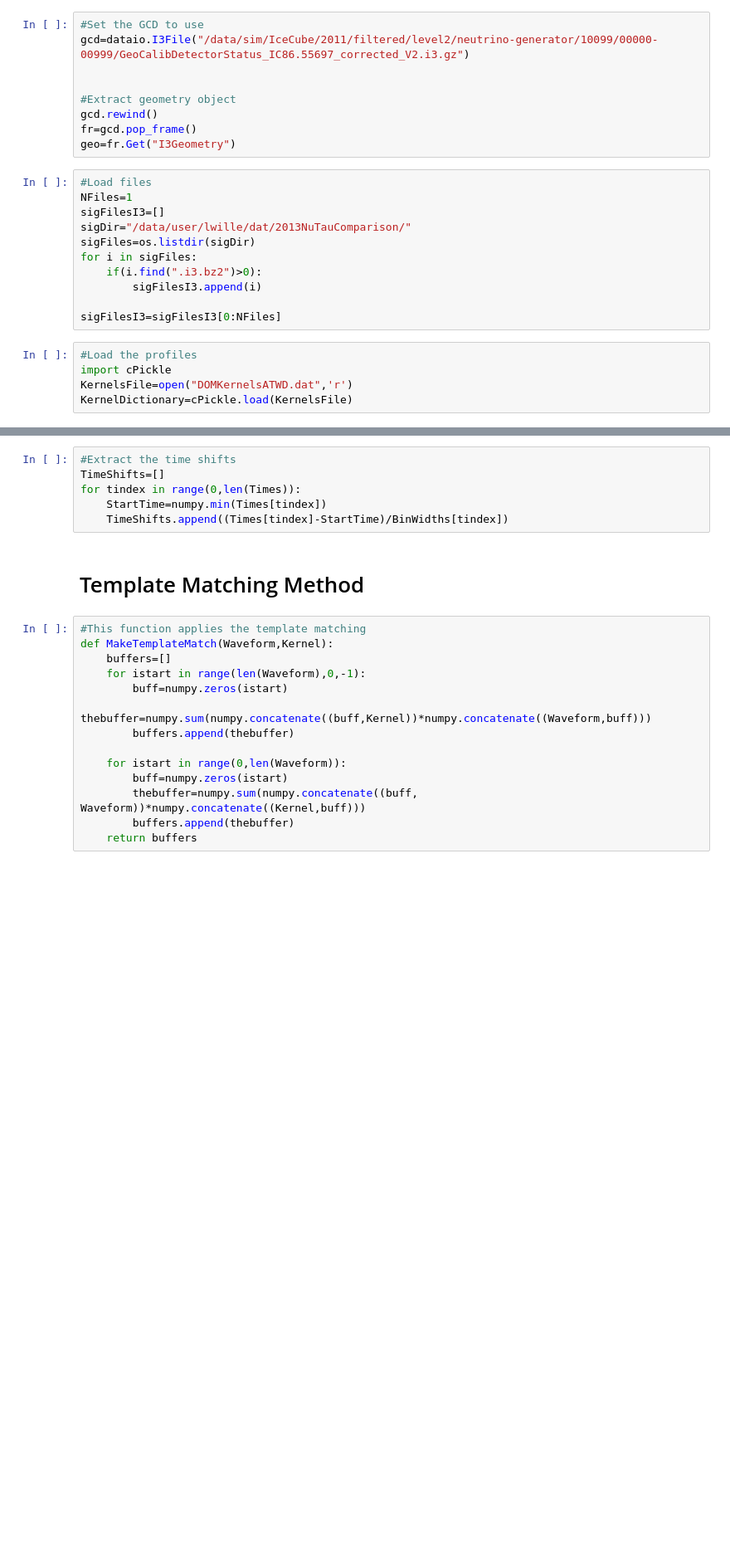
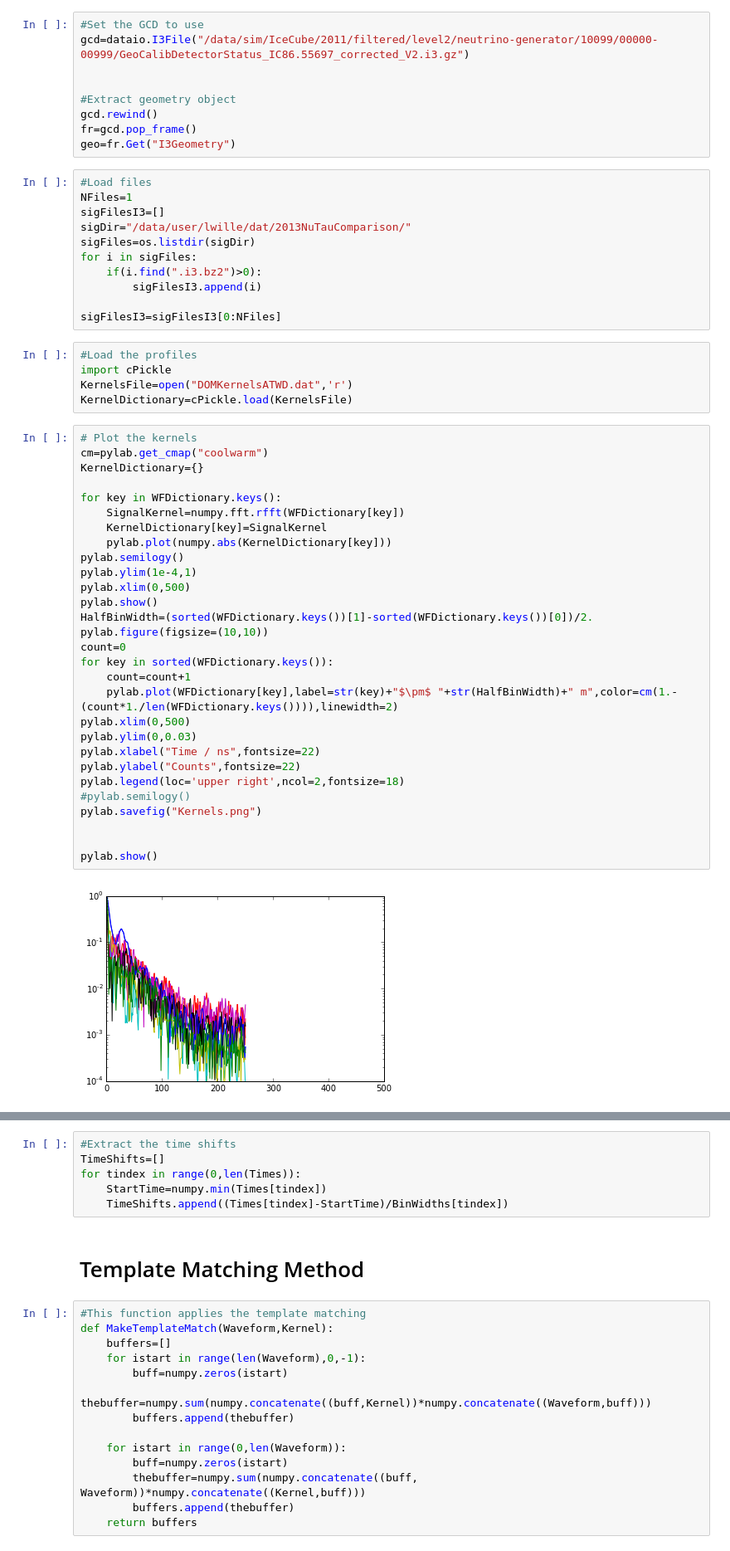
Before and after one commit to UTA-REST/NuTauRedux, a Jupyter notebook: ApplyUnBangExample.ipynb, the cells around one changed output, grey strips where cells are left out. Shown at 83% size. Saved outputs shown, nothing was run; the diff lists cells and outputs as text; blank space fills up the shorter version.

```diff
--- a/ApplyUnBangExample.ipynb
+++ b/ApplyUnBangExample.ipynb
@@ -32,3 +32,34 @@ sigFilesI3=sigFilesI3[0:NFiles]
 import cPickle
 KernelsFile=open("DOMKernelsATWD.dat",'r')
 KernelDictionary=cPickle.load(KernelsFile)
+# %%
+# Plot the kernels
+cm=pylab.get_cmap("coolwarm")
+KernelDictionary={}
+
+for key in WFDictionary.keys():
+    SignalKernel=numpy.fft.rfft(WFDictionary[key])
+    KernelDictionary[key]=SignalKernel
+    pylab.plot(numpy.abs(KernelDictionary[key]))
+pylab.semilogy()
+pylab.ylim(1e-4,1)
+pylab.xlim(0,500)
+pylab.show()
+HalfBinWidth=(sorted(WFDictionary.keys())[1]-sorted(WFDictionary.keys())[0])/2.
+pylab.figure(figsize=(10,10))
+count=0
+for key in sorted(WFDictionary.keys()):
+    count=count+1
+    pylab.plot(WFDictionary[key],label=str(key)+"$\pm$ "+str(HalfBinWidth)+" m",color=cm(1.-(count*1./len(WFDictionary.keys()))),linewidth=2)
+pylab.xlim(0,500)
+pylab.ylim(0,0.03)
+pylab.xlabel("Time / ns",fontsize=22)
+pylab.ylabel("Counts",fontsize=22)
+pylab.legend(loc='upper right',ncol=2,fontsize=18)
+#pylab.semilogy()
+pylab.savefig("Kernels.png")
+
+
+pylab.show()
+# %% [output]
+[figure, added]
```
Also changed, not shown: parts of 7 cells of this notebook.
